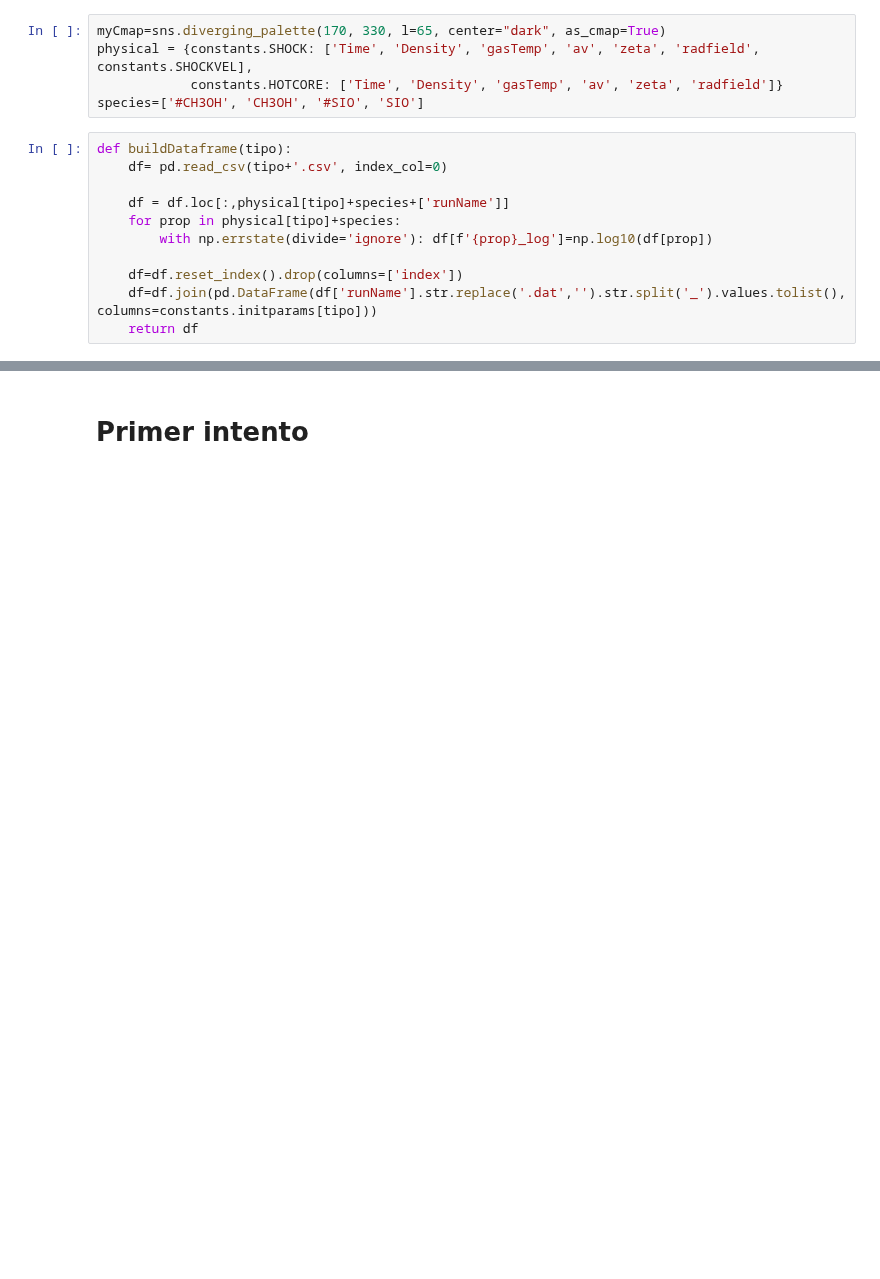
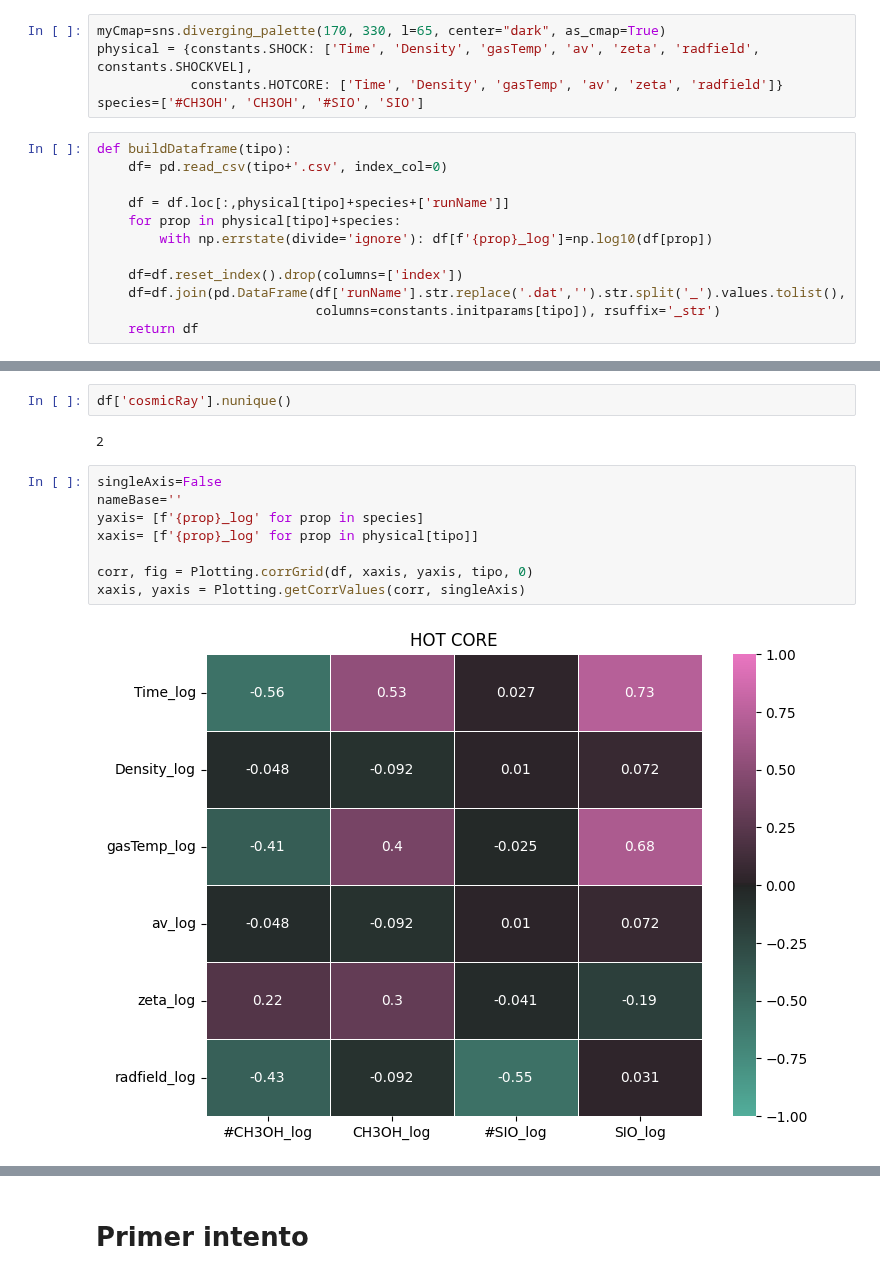
Before and after one commit to georgina-sampson/LEAPS-2024, a Jupyter notebook: Analysis/analysis.ipynb, the cells around one changed output, grey strips where cells are left out. Saved outputs shown, nothing was run; the diff lists cells and outputs as text; blank space fills up the shorter version.

Commit message:
good plots for analysis (finally :D)

```diff
--- a/Analysis/analysis.ipynb
+++ b/Analysis/analysis.ipynb
@@ -18,7 +18,8 @@ def buildDataframe(tipo):
         with np.errstate(divide='ignore'): df[f'{prop}_log']=np.log10(df[prop])
 
     df=df.reset_index().drop(columns=['index'])
-    df=df.join(pd.DataFrame(df['runName'].str.replace('.dat','').str.split('_').values.tolist(), columns=constants.initparams[tipo]))
+    df=df.join(pd.DataFrame(df['runName'].str.replace('.dat','').str.split('_').values.tolist(),
+                            columns=constants.initparams[tipo]), rsuffix='_str')
     return df
 # %%
 tipo=constants.HOTCORE
@@ -41,0 +28,14 @@ df
+# %%
+df['cosmicRay'].nunique()
+# %% [output]
+2
+# %%
+singleAxis=False
+nameBase=''
+yaxis= [f'{prop}_log' for prop in species]
+xaxis= [f'{prop}_log' for prop in physical[tipo]]
+
+corr, fig = Plotting.corrGrid(df, xaxis, yaxis, tipo, 0)
+xaxis, yaxis = Plotting.getCorrValues(corr, singleAxis)
+# %% [output]
+[figure, added]
```
Also changed, not shown: parts of 2 cells of this notebook, 46 other files.
